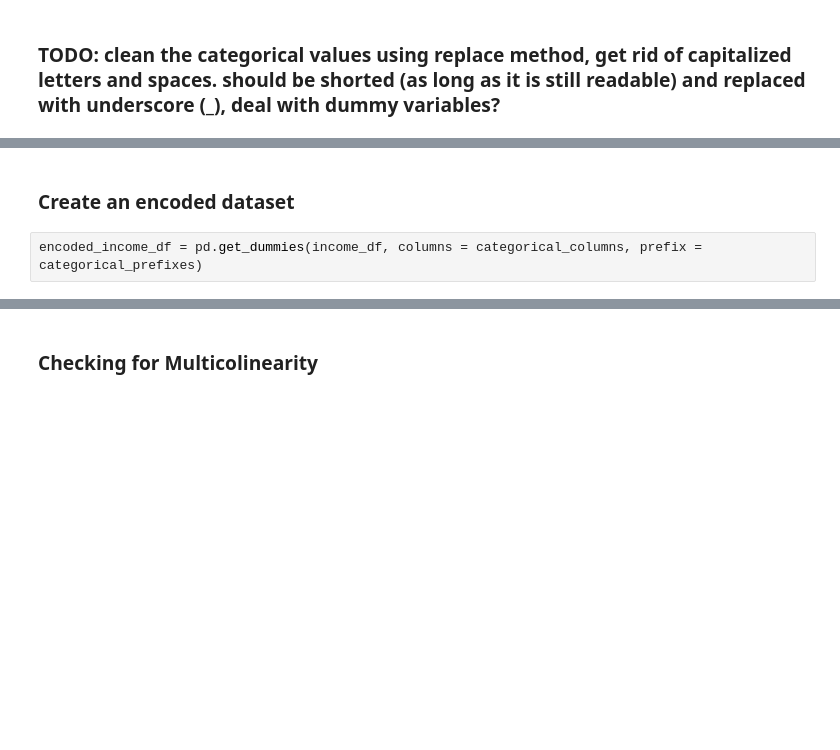
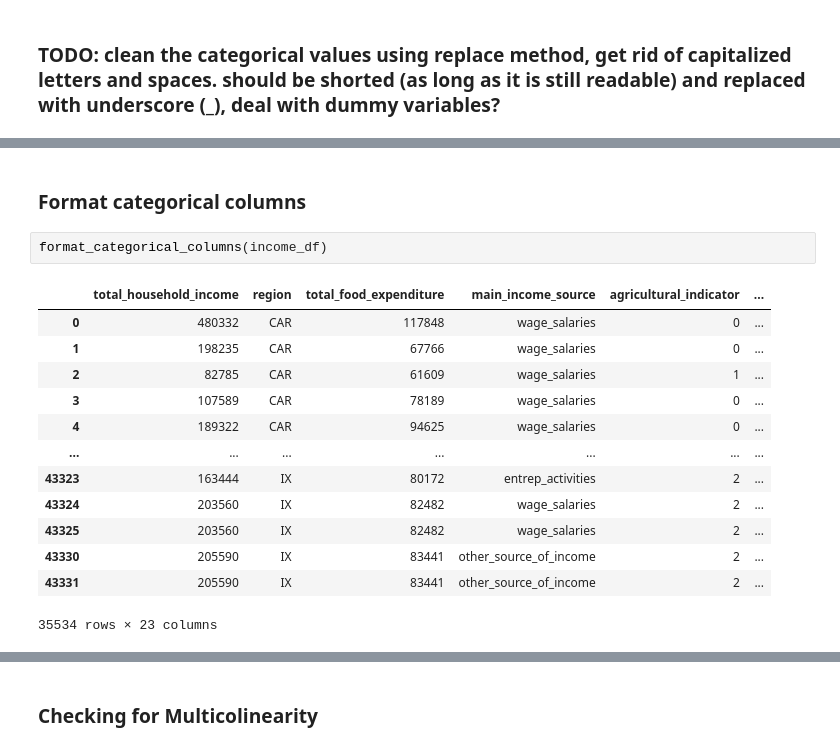
Before and after one commit to legaspicary/it465-group-project, a Jupyter notebook: group_project.ipynb, the cells around one changed output, grey strips where cells are left out. Cells and saved outputs as stored; diff of their text form; blank space fills up the shorter version.

```diff
--- a/group_project.ipynb
+++ b/group_project.ipynb
@@ -342,4 +388,18 @@ For household_head_worker_class:  ['Worked for government/government corporation
-# %% [markdown]
-### Create an encoded dataset
-# %%
-encoded_income_df = pd.get_dummies(income_df, columns = categorical_columns, prefix = categorical_prefixes)
+# %% [markdown]
+### Format categorical columns
+# %%
+format_categorical_columns(income_df)
+# %% [output]
+|  | total_household_income | region | total_food_expenditure | main_income_source | agricultural_indicator | ... |
+| 0 | 480332 | CAR | 117848 | wage_salaries | 0 | ... |
+| 1 | 198235 | CAR | 67766 | wage_salaries | 0 | ... |
+| 2 | 82785 | CAR | 61609 | wage_salaries | 1 | ... |
+| 3 | 107589 | CAR | 78189 | wage_salaries | 0 | ... |
+| 4 | 189322 | CAR | 94625 | wage_salaries | 0 | ... |
+| ... | ... | ... | ... | ... | ... | ... |
+| 43323 | 163444 | IX | 80172 | entrep_activities | 2 | ... |
+| 43324 | 203560 | IX | 82482 | wage_salaries | 2 | ... |
+| 43325 | 203560 | IX | 82482 | wage_salaries | 2 | ... |
+| 43330 | 205590 | IX | 83441 | other_source_of_income | 2 | ... |
+| 43331 | 205590 | IX | 83441 | other_source_of_income | 2 | ... |
+35534 rows × 23 columns
```
Also changed, not shown: parts of 11 cells of this notebook.
